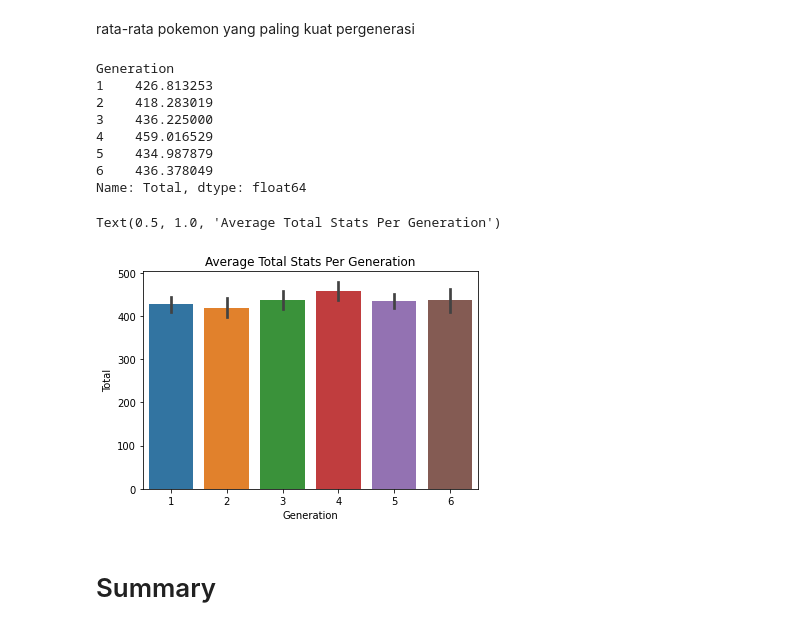
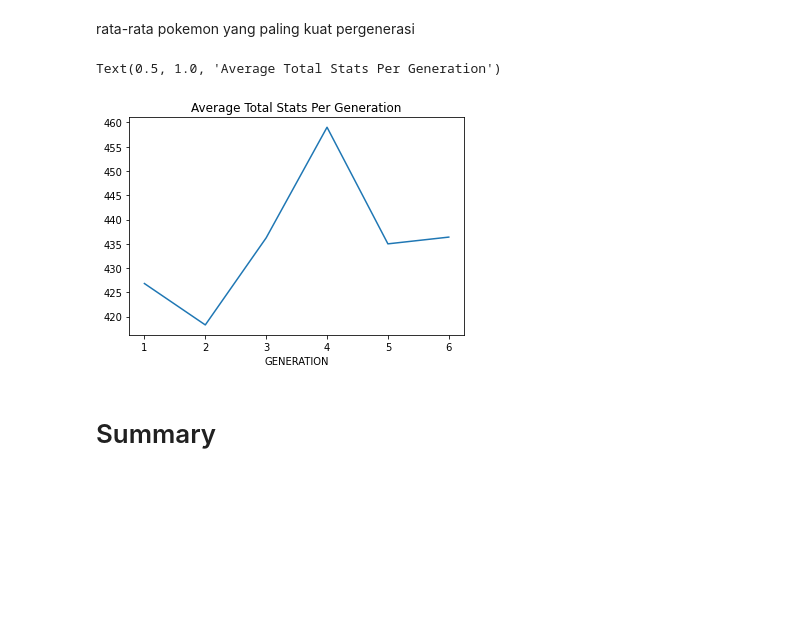
Before and after one commit to hanarifdahs/hacktiv8, a Jupyter notebook: h8dsft_P0W1.ipynb, the cells around one changed output. Saved outputs shown, nothing was run; the diff lists cells and outputs as text; code cells hidden in the pictures; blank space fills up the shorter version.

```diff
--- a/h8dsft_P0W1.ipynb
+++ b/h8dsft_P0W1.ipynb
@@ -253,21 +276,10 @@ Name: Name, dtype: object
 rata-rata pokemon yang paling kuat pergenerasi
 # %%
 # df.iloc[:,[1,-2,4]].groupby('Generation')['Total'].mean()
-df.groupby('Generation')['Total'].mean()
+rata = df.groupby('GENERATION').mean()['TOTAL'].plot()
+plt.title('Average Total Stats Per Generation')
 # %% [output]
-Generation
-1    426.813253
-2    418.283019
-3    436.225000
-4    459.016529
-5    434.987879
-6    436.378049
-Name: Total, dtype: float64
+Text(0.5, 1.0, 'Average Total Stats Per Generation')
+[figure, added]
-# %%
-sns.barplot(data=df,x = 'Generation',y='Total')
-plt.title('Average Total Stats Per Generation')
-# %% [output]
-Text(0.5, 1.0, 'Average Total Stats Per Generation')
-[figure, removed]
 # %% [markdown]
 # Summary
```
Also changed, not shown: parts of 14 cells of this notebook.
